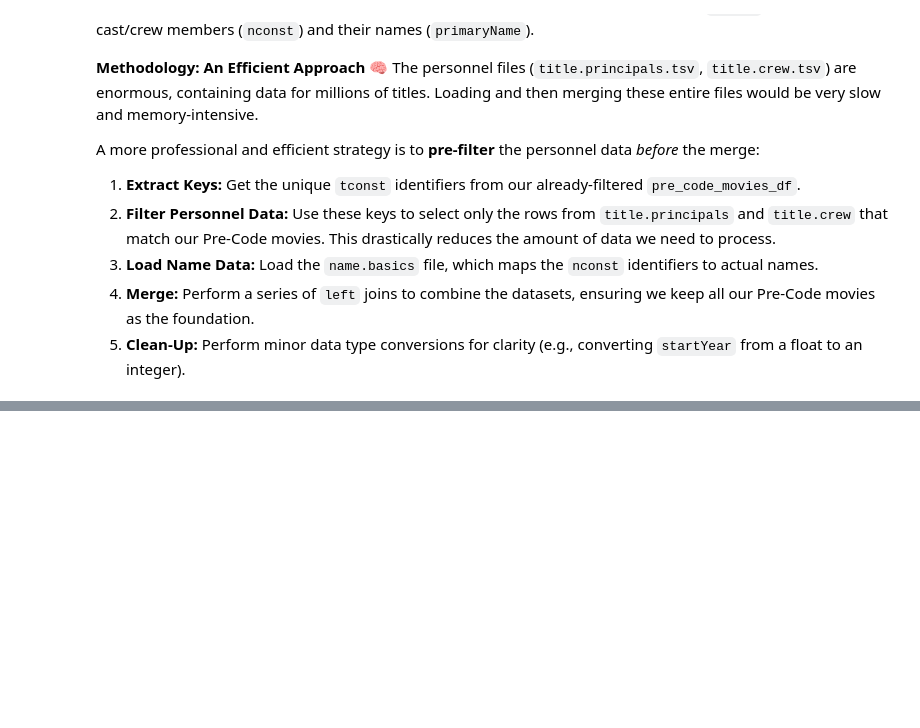
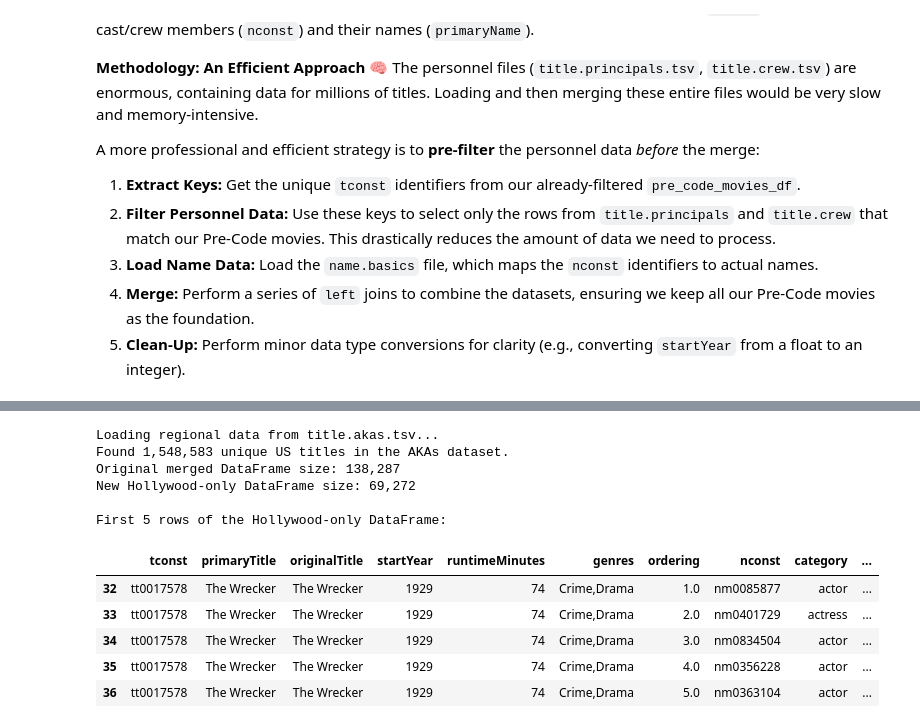
Before and after one commit to louiseluli/pre_code_hollywood_analysis, a Jupyter notebook: notebooks/01_Pre-Code_Data_Loading_and_Filtering.ipynb, the cells around one changed output, grey strips where cells are left out. Saved outputs shown, nothing was run; the diff lists cells and outputs as text; code cells hidden in the pictures; blank space fills up the shorter version.

```diff
--- a/notebooks/01_Pre-Code_Data_Loading_and_Filtering.ipynb
+++ b/notebooks/01_Pre-Code_Data_Loading_and_Filtering.ipynb
@@ -167,0 +311,37 @@ Loading personnel datasets...
+# %%
+# --- 1. Load the Title AKAs (Regional) Data ---
+AKAS_FILE_PATH = os.path.join(DATA_DIR, 'title.akas.tsv')
+print("Loading regional data from title.akas.tsv...")
+akas_df = pd.read_csv(AKAS_FILE_PATH, sep='\t', na_values='\\N', usecols=['titleId', 'region'])
+# We only need 'titleId' (the tconst) and 'region', so we use 'usecols' to save memory.
+akas_df.rename(columns={'titleId': 'tconst'}, inplace=True) # Rename for consistency
+
+# --- 2. Filter for US Productions ---
+us_akas_df = akas_df[akas_df['region'] == 'US']
+
+# --- 3. Extract Unique tconsts for US Titles ---
+# A set provides very fast membership checking.
+us_tconst_set = set(us_akas_df['tconst'])
+print(f"Found {len(us_tconst_set):,} unique US titles in the AKAs dataset.")
+
+# --- 4. Filter Our Main DataFrame ---
+print(f"Original merged DataFrame size: {len(final_df):,}")
+hollywood_df = final_df[final_df['tconst'].isin(us_tconst_set)].copy()
+print(f"New Hollywood-only DataFrame size: {len(hollywood_df):,}")
+
+# --- 5. Verify the result ---
+print("\nFirst 5 rows of the Hollywood-only DataFrame:")
+display(hollywood_df.head())
+# %% [output]
+Loading regional data from title.akas.tsv...
+Found 1,548,583 unique US titles in the AKAs dataset.
+Original merged DataFrame size: 138,287
+New Hollywood-only DataFrame size: 69,272
+
+First 5 rows of the Hollywood-only DataFrame:
+|  | tconst | primaryTitle | originalTitle | startYear | runtimeMinutes | genres | ordering | nconst | category | ... |
+| 32 | tt0017578 | The Wrecker | The Wrecker | 1929 | 74 | Crime,Drama | 1.0 | nm0085877 | actor | ... |
+| 33 | tt0017578 | The Wrecker | The Wrecker | 1929 | 74 | Crime,Drama | 2.0 | nm0401729 | actress | ... |
+| 34 | tt0017578 | The Wrecker | The Wrecker | 1929 | 74 | Crime,Drama | 3.0 | nm0834504 | actor | ... |
+| 35 | tt0017578 | The Wrecker | The Wrecker | 1929 | 74 | Crime,Drama | 4.0 | nm0356228 | actor | ... |
+| 36 | tt0017578 | The Wrecker | The Wrecker | 1929 | 74 | Crime,Drama | 5.0 | nm0363104 | actor | ... |
```
Also changed, not shown: parts of 8 cells of this notebook.
